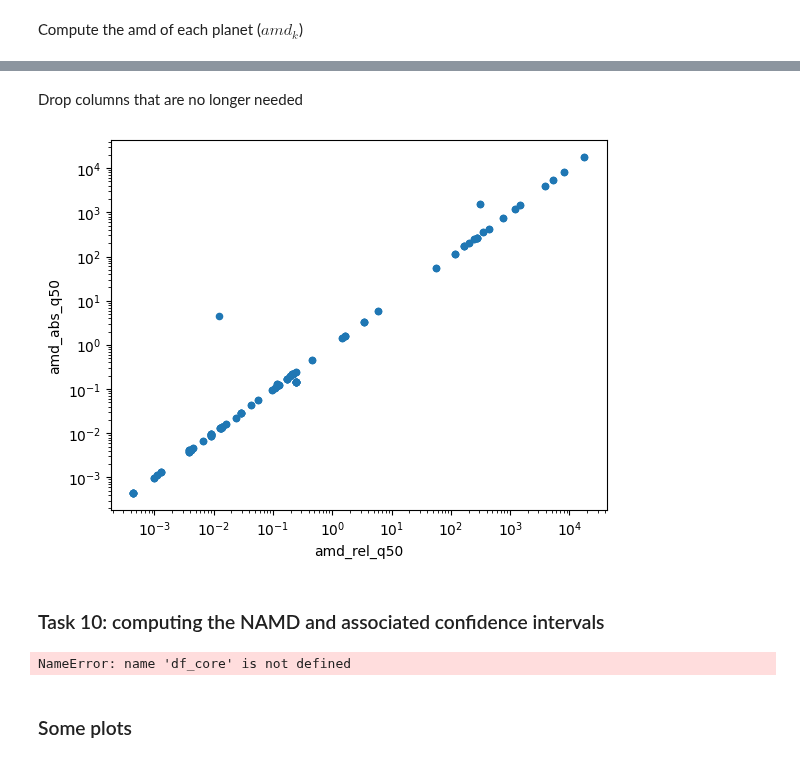
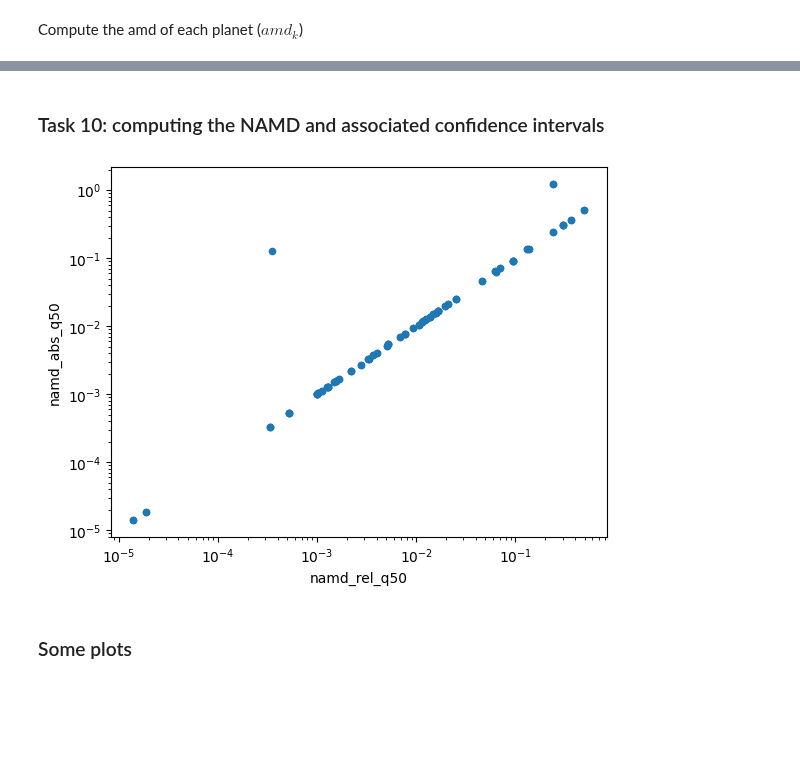
Before and after one commit to abocchieri/ExoNAMD, a Jupyter notebook: notebooks/api.ipynb, the cells around one changed output, grey strips where cells are left out. Saved outputs shown, nothing was run; the diff lists cells and outputs as text; code cells hidden in the pictures; blank space fills up the shorter version.

```diff
--- a/notebooks/api.ipynb
+++ b/notebooks/api.ipynb
@@ -347,2 +306,0 @@ df_core[["amd_abs_q16", "amd_abs_q50", "amd_abs_q84"]] = (
-# %% [markdown]
-Drop columns that are no longer needed
@@ -358,11 +307,3 @@ df_core = df_core.drop(
-# %%
-_ = (
-    df_core.groupby("hostname")[["amd_rel_q50", "amd_abs_q50"]]
-    .transform("mean")
-    .plot(kind="scatter", x=r"AMD$_R$", y=r"AMD$_A$", loglog=True)
-)
-# %% [output]
-[figure, removed]
 # %% [markdown]
 ### Task 10: computing the NAMD and associated confidence intervals
 # %%
@@ -388,11 +329,11 @@ df_core = groupby_apply_merge(
 # %%
 _ = (
     df_core.groupby("hostname")[["namd_rel_q50", "namd_abs_q50"]]
     .transform("mean")
-    .plot(kind="scatter", x=r"NAMD$_R$", y=r"NAMD$_A$", loglog=True)
+    .plot(kind="scatter", x="namd_rel_q50", y="namd_abs_q50", loglog=True)
 )
 # %% [output]
-NameError: name 'df_core' is not defined
+[figure, added]
 # %% [markdown]
 ### Some plots
 # %%
```
Also changed, not shown: parts of 15 cells of this notebook.
